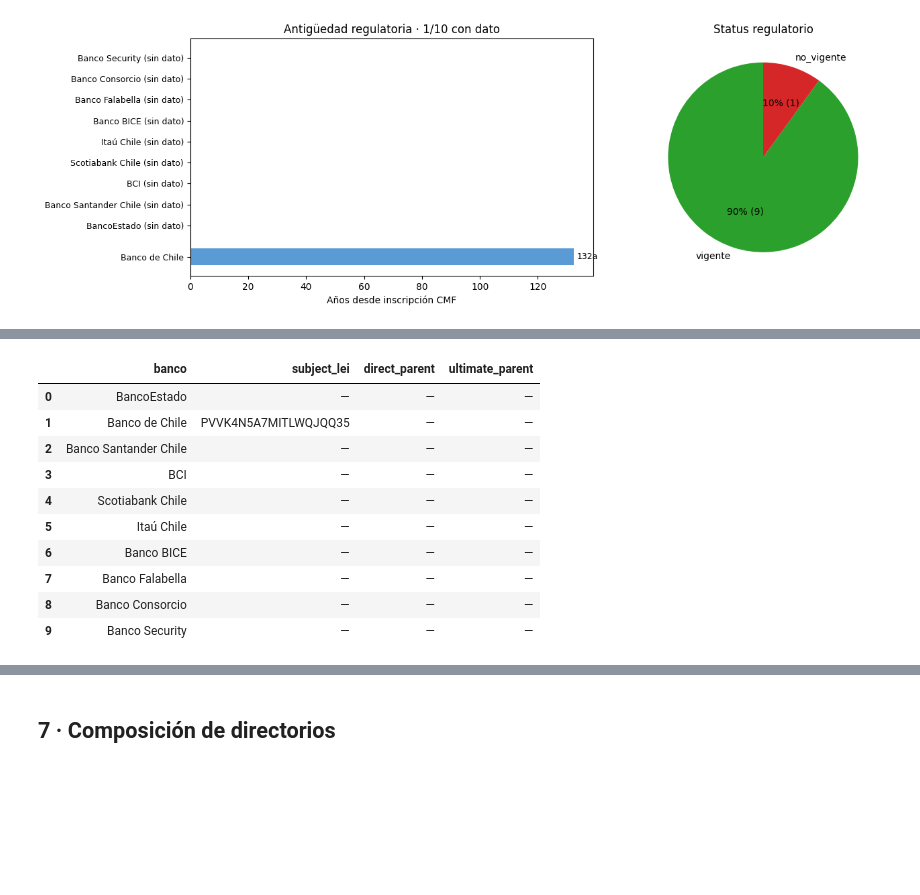
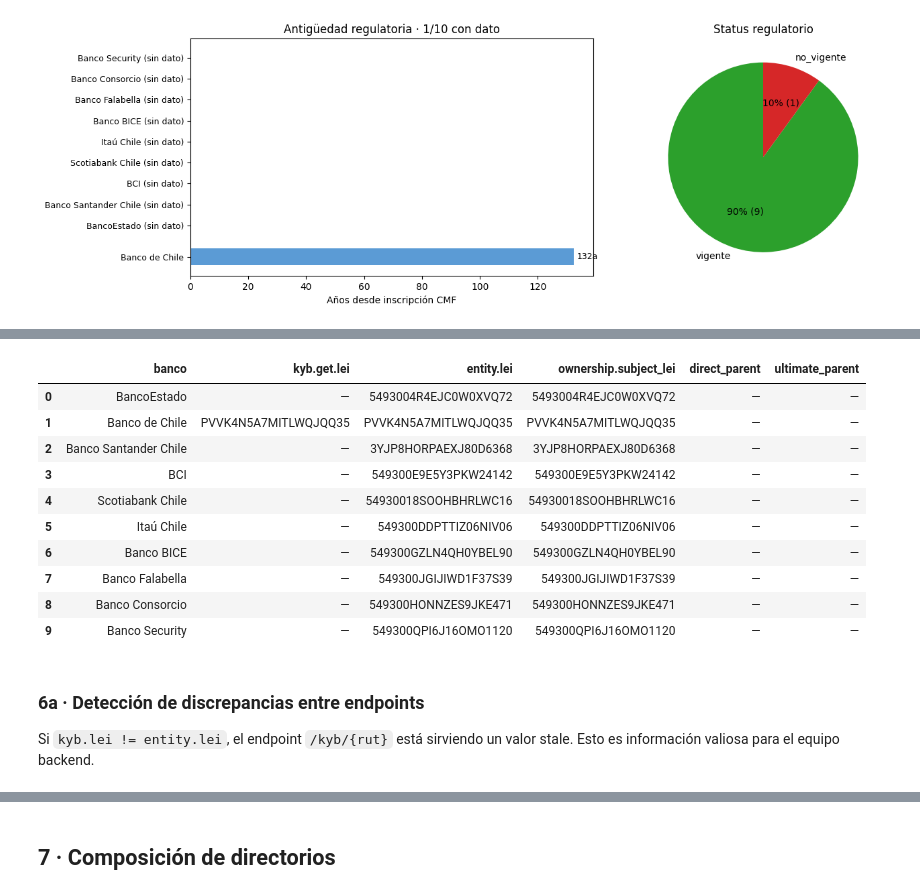
Before and after one commit to l0rdbarcsacs/cerberus-sdk-python, a Jupyter notebook: examples/notebooks/04-top10-bancos-chile.ipynb, the cells around one changed output, grey strips where cells are left out. Saved outputs shown, nothing was run; the diff lists cells and outputs as text; code cells hidden in the pictures; blank space fills up the shorter version.

```diff
--- a/examples/notebooks/04-top10-bancos-chile.ipynb
+++ b/examples/notebooks/04-top10-bancos-chile.ipynb
@@ -260,38 +267,49 @@ confirmando que es un gap del ingestor `gleif_refresh`, no del SDK.
 # %%
-async def fetch_ownership(c, item):
+async def fetch_entity_and_ownership(c, item):
     rut, hint = item
     try:
         ent = await c.entities.by_rut(rut)
-        eid = ent["id"]
-        own = await c.entities.ownership(eid)
-        return {"hint": hint, "rut": rut, "entity_id": eid, "ownership": own}
+        own = await c.entities.ownership(ent["id"])
+        return {"hint": hint, "rut": rut, "entity_id": ent["id"],
+                "entity_lei": ent.get("lei"), "ownership": own,
+                "entity": ent}
     except Exception as e:
-        return {"hint": hint, "rut": rut, "entity_id": None, "err": str(e)[:100]}
+        return {"hint": hint, "rut": rut, "entity_id": None, "entity_lei": None,
+                "ownership": {}, "entity": {}, "err": str(e)[:100]}
 
-ownerships = asyncio.run(gather_throttled(fetch_ownership, BANKS, concurrency=5))
+ownerships = asyncio.run(gather_throttled(fetch_entity_and_ownership, BANKS, concurrency=5))
 
-own_rows = []
+# Tabla LEI · 3 fuentes lado a lado
+lei_rows = []
 for o in ownerships:
     own = o.get("ownership") or {}
     subj = own.get("subject_lei")
     if isinstance(subj, dict): subj = subj.get("lei")
-    own_rows.append({
+    profile = next(p for p in profiles if p["rut"] == o["rut"])
+    lei_rows.append({
         "banco": o["hint"],
-        "subject_lei": subj or "—",
+        "kyb.get.lei": profile.get("lei") or "—",
+        "entity.lei": o.get("entity_lei") or "—",
+        "ownership.subject_lei": subj or "—",
         "direct_parent": "✓" if own.get("direct_parent") else "—",
         "ultimate_parent": "✓" if own.get("ultimate_parent") else "—",
     })
-df_own = pd.DataFrame(own_rows)
+df_own = pd.DataFrame(lei_rows)
 df_own
 # %% [output]
-|  | banco | subject_lei | direct_parent | ultimate_parent |
-| 0 | BancoEstado | — | — | — |
-| 1 | Banco de Chile | PVVK4N5A7MITLWQJQQ35 | — | — |
-| 2 | Banco Santander Chile | — | — | — |
-| 3 | BCI | — | — | — |
-| 4 | Scotiabank Chile | — | — | — |
-| 5 | Itaú Chile | — | — | — |
-| 6 | Banco BICE | — | — | — |
-| 7 | Banco Falabella | — | — | — |
-| 8 | Banco Consorcio | — | — | — |
-| 9 | Banco Security | — | — | — |
+|  | banco | kyb.get.lei | entity.lei | ownership.subject_lei | direct_parent | ultimate_parent |
+| 0 | BancoEstado | — | 5493004R4EJC0W0XVQ72 | 5493004R4EJC0W0XVQ72 | — | — |
+| 1 | Banco de Chile | PVVK4N5A7MITLWQJQQ35 | PVVK4N5A7MITLWQJQQ35 | PVVK4N5A7MITLWQJQQ35 | — | — |
+| 2 | Banco Santander Chile | — | 3YJP8HORPAEXJ80D6368 | 3YJP8HORPAEXJ80D6368 | — | — |
+| 3 | BCI | — | 549300E9E5Y3PKW24142 | 549300E9E5Y3PKW24142 | — | — |
+| 4 | Scotiabank Chile | — | 54930018SOOHBHRLWC16 | 54930018SOOHBHRLWC16 | — | — |
+| 5 | Itaú Chile | — | 549300DDPTTIZ06NIV06 | 549300DDPTTIZ06NIV06 | — | — |
+| 6 | Banco BICE | — | 549300GZLN4QH0YBEL90 | 549300GZLN4QH0YBEL90 | — | — |
+| 7 | Banco Falabella | — | 549300JGIJIWD1F37S39 | 549300JGIJIWD1F37S39 | — | — |
+| 8 | Banco Consorcio | — | 549300HONNZES9JKE471 | 549300HONNZES9JKE471 | — | — |
+| 9 | Banco Security | — | 549300QPI6J16OMO1120 | 549300QPI6J16OMO1120 | — | — |
+# %% [markdown]
+### 6a · Detección de discrepancias entre endpoints
+
+Si `kyb.lei != entity.lei`, el endpoint `/kyb/{rut}` está sirviendo
+un valor stale. Esto es información valiosa para el equipo backend.
```
Also changed, not shown: parts of 10 cells of this notebook.
